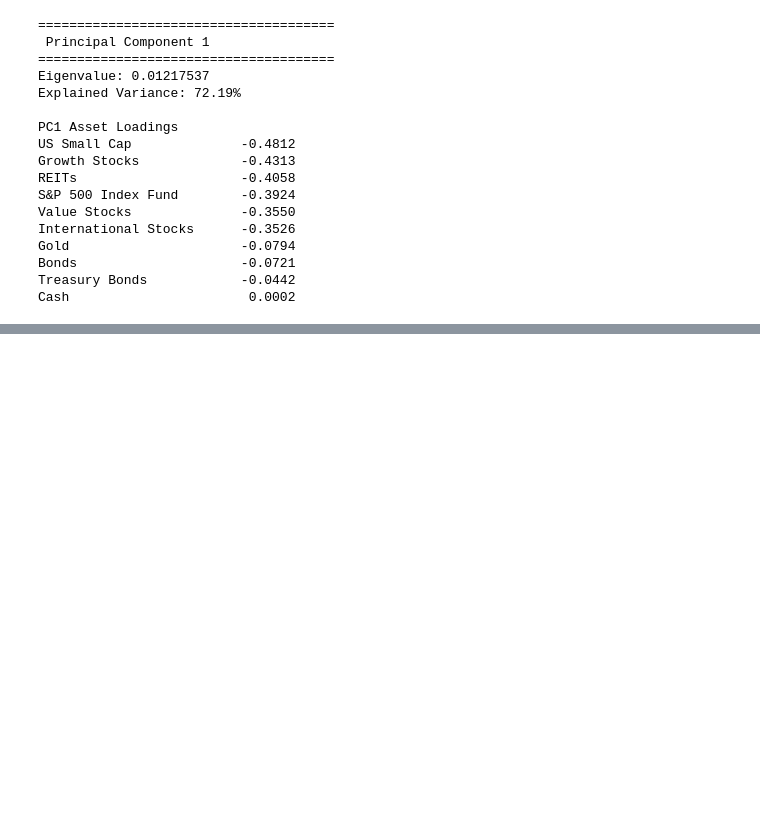
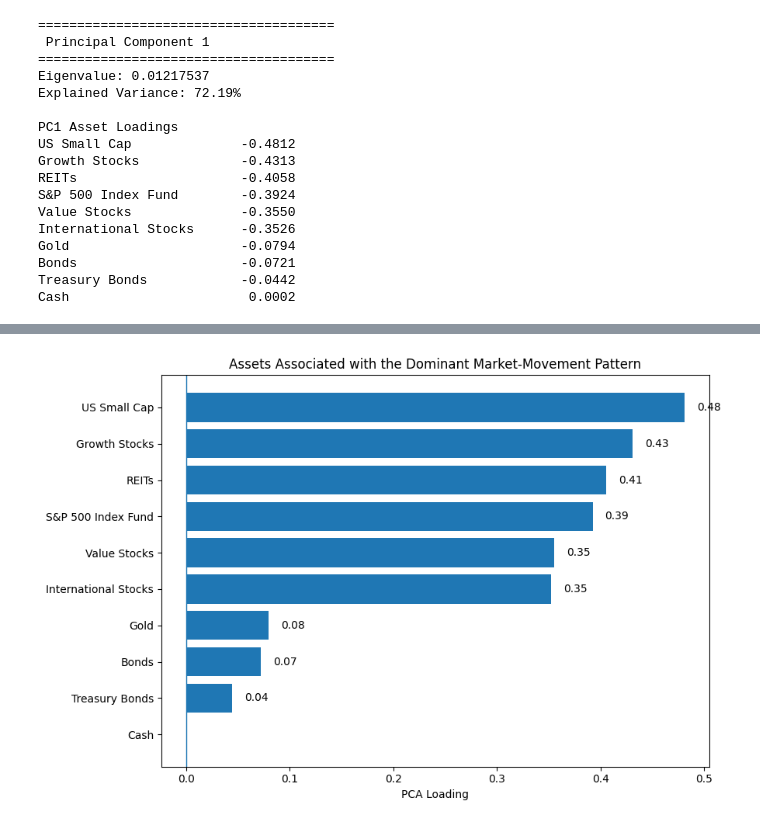
Before and after one commit to FinancialWisdomAI/FinancialWisdomSimulator, a Jupyter notebook: financial_wisdom_simulator_V2C_Goal_Optimization_Validated_Display_Enhancement.ipynb, the cells around one changed output, grey strips where cells are left out. Saved outputs shown, nothing was run; the diff lists cells and outputs as text; code cells hidden in the pictures; blank space fills up the shorter version.

```diff
--- a/financial_wisdom_simulator_V2C_Goal_Optimization_Validated_Display_Enhancement.ipynb
+++ b/financial_wisdom_simulator_V2C_Goal_Optimization_Validated_Display_Enhancement.ipynb
@@ -3947,0 +4528,81 @@ Variance Explained by PC1-PC3: 90.74%
+# %%
+# ============================================================
+# VISUAL PCA — ASSETS ASSOCIATED WITH PC1
+# ============================================================
+
+import matplotlib.pyplot as plt
+
+# PC1 loadings
+pc1_loadings = pd.Series(
+    eigenvectors[:, -1],
+    index=pca_returns.columns
+)
+
+# Flip sign only for visual consistency.
+# Eigenvector direction itself is unchanged.
+if pc1_loadings["S&P 500 Index Fund"] < 0:
+    pc1_loadings = -pc1_loadings
+
+# Sort from strongest to weakest absolute loading
+pc1_plot = pc1_loadings.reindex(
+    pc1_loadings.abs().sort_values(
+        ascending=False
+    ).index
+)
+
+fig, ax = plt.subplots(
+    figsize=(9, 6)
+)
+
+bars = ax.barh(
+    pc1_plot.index,
+    pc1_plot.values
+)
+
+ax.invert_yaxis()
+
+ax.axvline(
+    0,
+    linewidth=1
+)
+
+ax.set_xlabel(
+    "PCA Loading"
+)
+
+ax.set_title(
+    "Assets Associated with the Dominant Market-Movement Pattern"
+)
+
+# Add loading values
+for bar, value in zip(
+    bars,
+    pc1_plot.values
+):
+
+    # Do not label values that are essentially zero
+    if abs(value) < 0.01:
+        continue
+
+    offset = 0.012
+
+    if value >= 0:
+        x = value + offset
+        ha = "left"
+    else:
+        x = value - offset
+        ha = "right"
+
+    ax.text(
+        x,
+        bar.get_y()
+        + bar.get_height() / 2,
+        f"{value:.2f}",
+        va="center",
+        ha=ha
+    )
+
+plt.tight_layout()
+plt.show()
+# %% [output]
+[figure, added]
```
Also changed, not shown: parts of 13 cells of this notebook.
